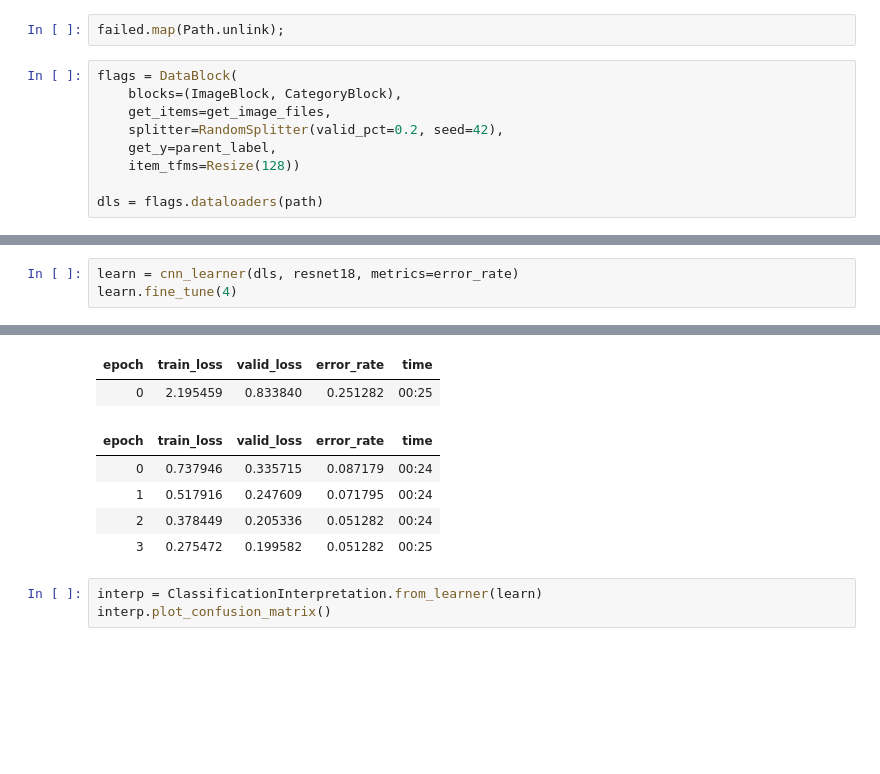
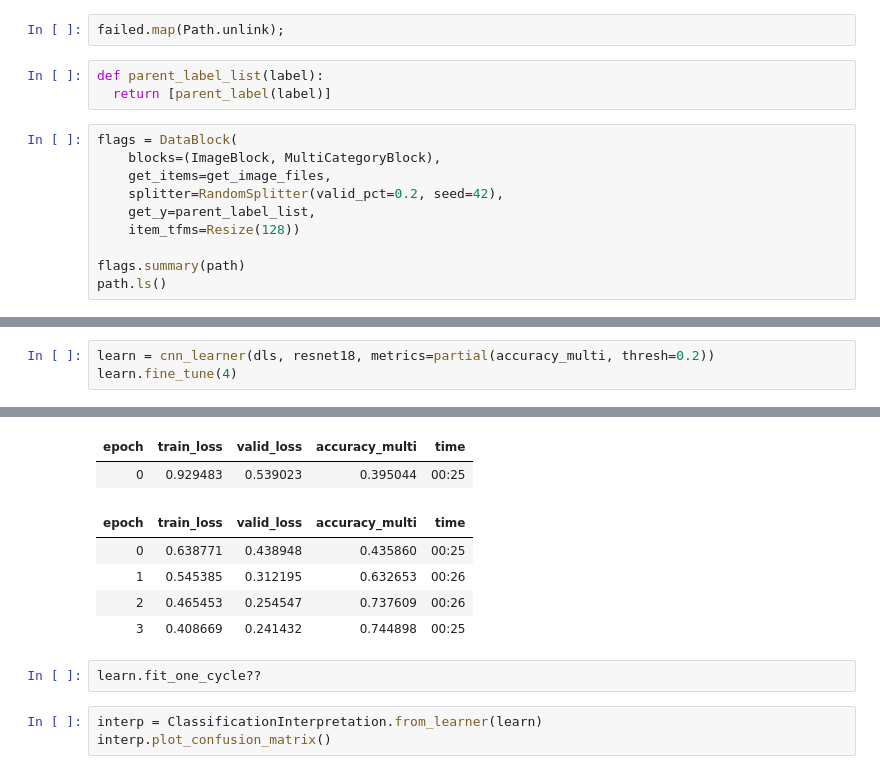
Before and after one commit to phoughton/ensign_multicat, a Jupyter notebook: ensign_multicat_trainer.ipynb, the cells around one changed output, grey strips where cells are left out. Cells and saved outputs as stored; diff of their text form; blank space fills up the shorter version.

```diff
--- a/ensign_multicat_trainer.ipynb
+++ b/ensign_multicat_trainer.ipynb
@@ -71,11 +59,15 @@ failed
 # %%
 failed.map(Path.unlink);
+# %%
+def parent_label_list(label):
+  return [parent_label(label)]
 # %%
 flags = DataBlock(
-    blocks=(ImageBlock, CategoryBlock),
+    blocks=(ImageBlock, MultiCategoryBlock),
     get_items=get_image_files,
     splitter=RandomSplitter(valid_pct=0.2, seed=42),
-    get_y=parent_label,
+    get_y=parent_label_list,
     item_tfms=Resize(128))
 
-dls = flags.dataloaders(path)
+flags.summary(path)
+path.ls()
@@ -86,4 +99,4 @@ dls.valid.show_batch(max_n=4, nrows=1)
 # %%
-learn = cnn_learner(dls, resnet18, metrics=error_rate)
+learn = cnn_learner(dls, resnet18, metrics=partial(accuracy_multi, thresh=0.2))
 learn.fine_tune(4)
 # %% [output]
@@ -91,10 +103,12 @@ Downloading: "https://download.pytorch.org/models/resnet18-5c106cde.pth" to /roo
-| epoch | train_loss | valid_loss | error_rate | time |
-| 0 | 2.195459 | 0.833840 | 0.251282 | 00:25 |
+| epoch | train_loss | valid_loss | accuracy_multi | time |
+| 0 | 0.929483 | 0.539023 | 0.395044 | 00:25 |
-| epoch | train_loss | valid_loss | error_rate | time |
-| 0 | 0.737946 | 0.335715 | 0.087179 | 00:24 |
-| 1 | 0.517916 | 0.247609 | 0.071795 | 00:24 |
-| 2 | 0.378449 | 0.205336 | 0.051282 | 00:24 |
-| 3 | 0.275472 | 0.199582 | 0.051282 | 00:25 |
+| epoch | train_loss | valid_loss | accuracy_multi | time |
+| 0 | 0.638771 | 0.438948 | 0.435860 | 00:25 |
+| 1 | 0.545385 | 0.312195 | 0.632653 | 00:26 |
+| 2 | 0.465453 | 0.254547 | 0.737609 | 00:26 |
+| 3 | 0.408669 | 0.241432 | 0.744898 | 00:25 |
+# %%
+learn.fit_one_cycle??
 # %%
 interp = ClassificationInterpretation.from_learner(learn)
 interp.plot_confusion_matrix()
```
Also changed, not shown: parts of 10 cells of this notebook.
